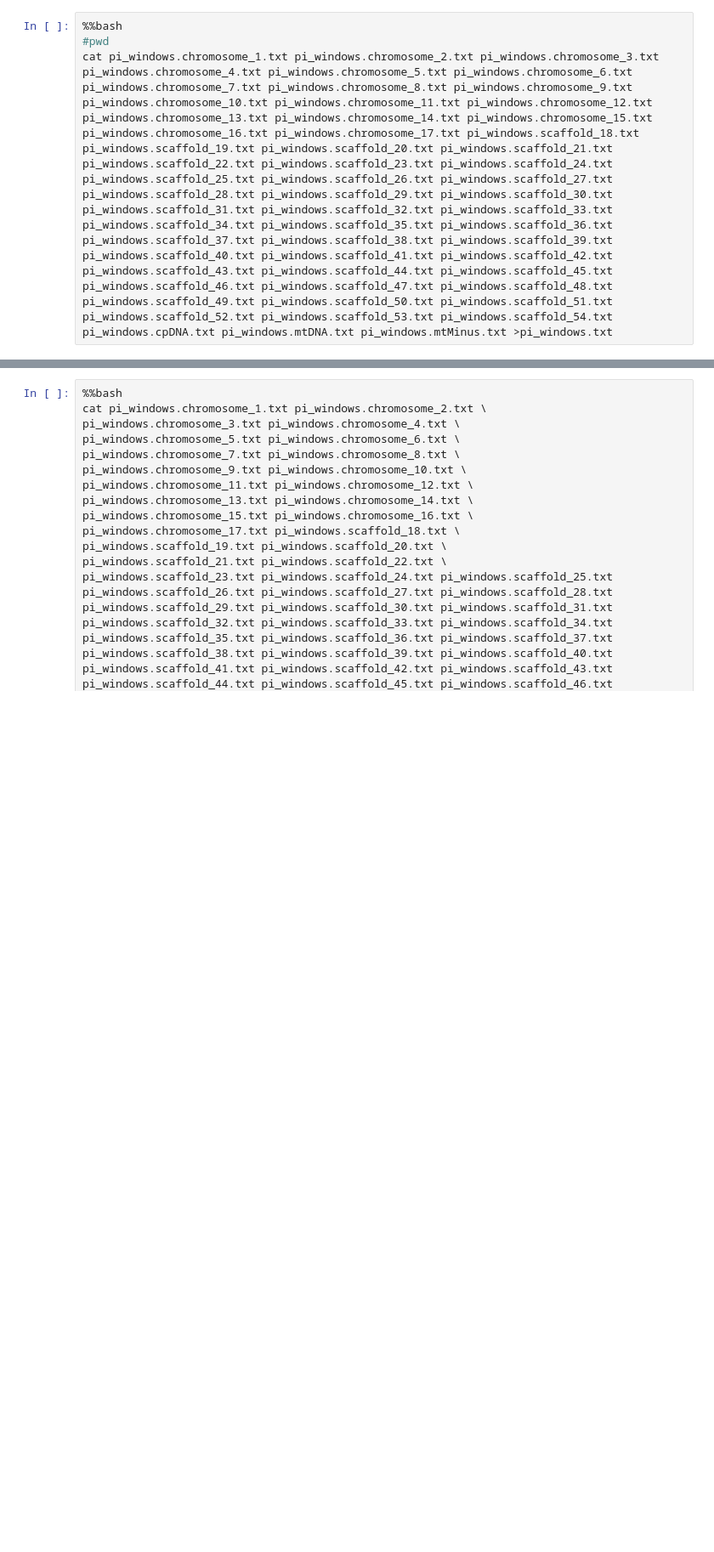
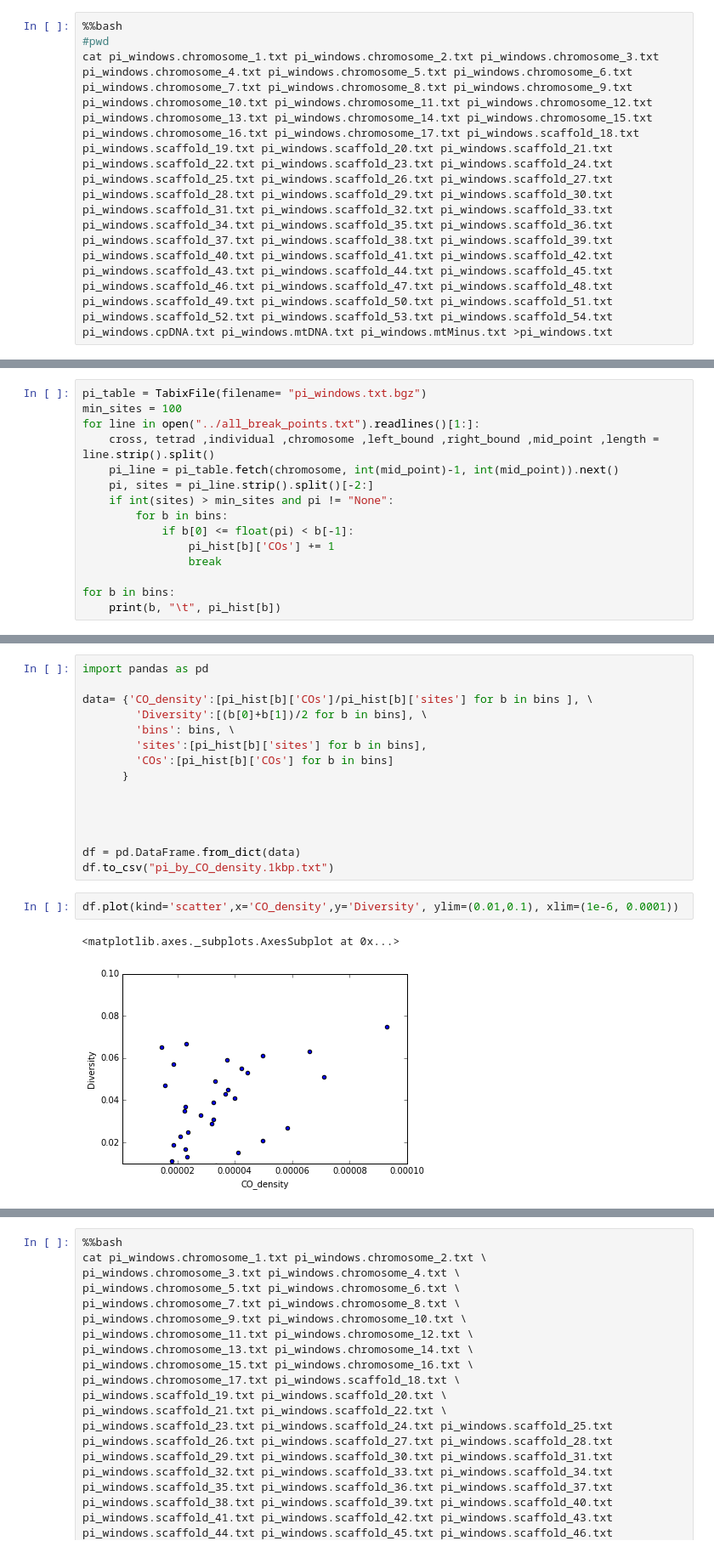
Before and after one commit to aays/reinhardtii-ld-rcmb, a Jupyter notebook: analysis/diversity/crossovers_diversity.ipynb, the cells around one changed output, grey strips where cells are left out. Shown: that part at 85% size. Cells and saved outputs as stored; diff of their text form; blank space fills up the shorter version.

Commit message:
complete diversity analysis

```diff
--- a/analysis/diversity/crossovers_diversity.ipynb
+++ b/analysis/diversity/crossovers_diversity.ipynb
@@ -95,0 +134,15 @@ cat pi_windows.chromosome_1.txt pi_windows.chromosome_2.txt pi_windows.chromosom
+# %%
+pi_table = TabixFile(filename= "pi_windows.txt.bgz")
+min_sites = 100
+for line in open("../all_break_points.txt").readlines()[1:]:
+    cross, tetrad ,individual ,chromosome ,left_bound ,right_bound ,mid_point ,length = line.strip().split()
+    pi_line = pi_table.fetch(chromosome, int(mid_point)-1, int(mid_point)).next()
+    pi, sites = pi_line.strip().split()[-2:]
+    if int(sites) > min_sites and pi != "None":
+        for b in bins:
+            if b[0] <= float(pi) < b[-1]:
+                pi_hist[b]['COs'] += 1
+                break
+
+for b in bins:
+    print(b, "\t", pi_hist[b])
@@ -95,0 +167,20 @@ cat pi_windows.chromosome_1.txt pi_windows.chromosome_2.txt pi_windows.chromosom
+# %%
+import pandas as pd
+
+data= {'CO_density':[pi_hist[b]['COs']/pi_hist[b]['sites'] for b in bins ], \
+        'Diversity':[(b[0]+b[1])/2 for b in bins], \
+        'bins': bins, \
+        'sites':[pi_hist[b]['sites'] for b in bins],
+        'COs':[pi_hist[b]['COs'] for b in bins]
+      }
+
+
+
+
+df = pd.DataFrame.from_dict(data)
+df.to_csv("pi_by_CO_density.1kbp.txt")
+# %%
+df.plot(kind='scatter',x='CO_density',y='Diversity', ylim=(0.01,0.1), xlim=(1e-6, 0.0001))
+# %% [output]
+<matplotlib.axes._subplots.AxesSubplot at 0x...>
+[figure, added]
```
Also changed, not shown: parts of 8 cells of this notebook, 3 other files.
